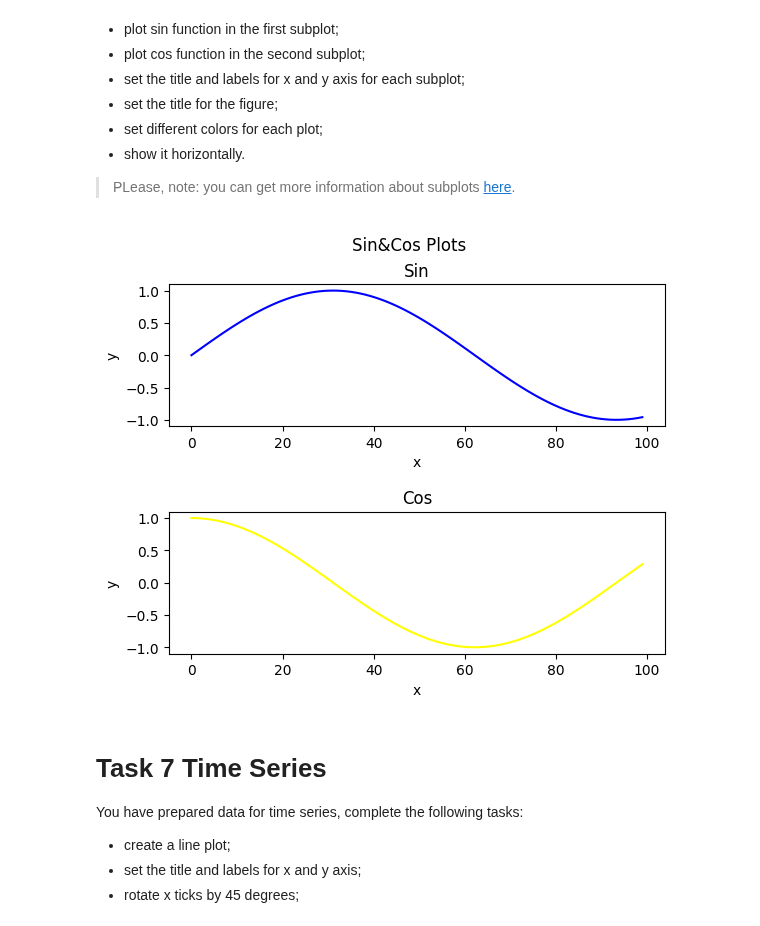
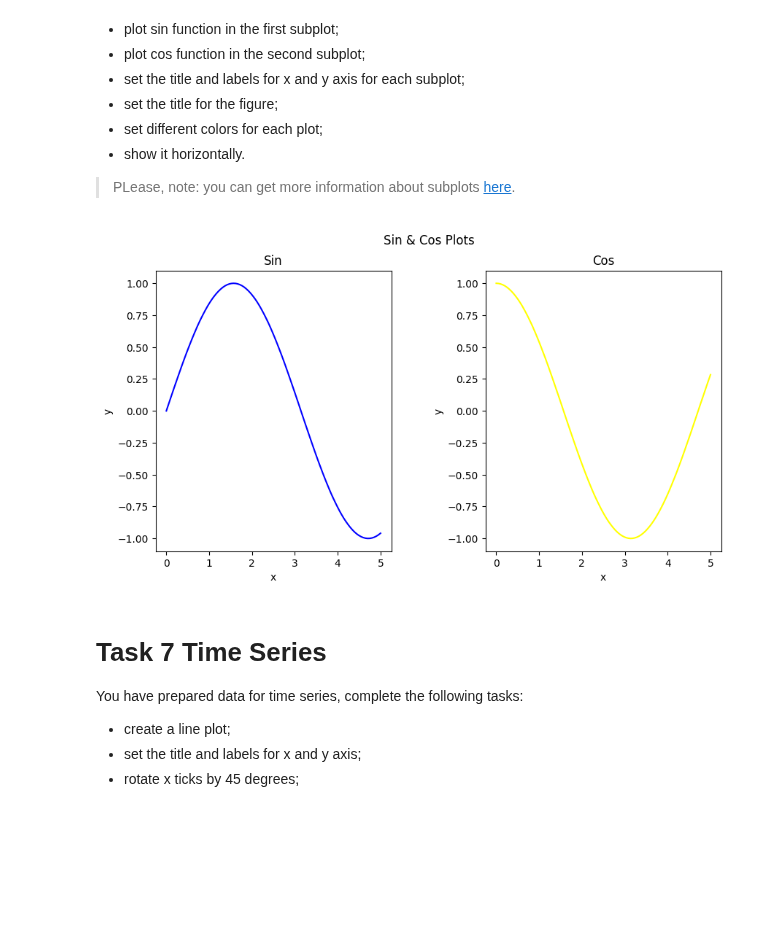
Before and after one commit to mate-academy/py-matplotlib, a Jupyter notebook: app/matplotlib.ipynb, the cells around one changed output. Cells and saved outputs as stored; diff of their text form; code cells hidden in the pictures; blank space fills up the shorter version.

```diff
--- a/app/matplotlib.ipynb
+++ b/app/matplotlib.ipynb
@@ -144,23 +144,27 @@ You have sin and cos functions, complete the following tasks:
 # %%
 x = np.linspace(0, 5, 100)
 y1 = np.sin(x)
 y2 = np.cos(x)
 
-fig, axs = plt.subplots(2)
-fig.suptitle('Sin&Cos Plots')
-axs[0].plot(y1, color="blue")
+fig, axs = plt.subplots(1, 2, figsize=(10, 5))  # 1 row, 2 columns
+
+axs[0].plot(x, y1, color="blue")
 axs[0].set_title("Sin")
 axs[0].set_xlabel("x")
 axs[0].set_ylabel("y")
 
-axs[1].plot(y2, color="yellow")
+axs[1].plot(x, y2, color="yellow")
 axs[1].set_title("Cos")
 axs[1].set_xlabel("x")
 axs[1].set_ylabel("y")
 
-plt.subplots_adjust(hspace=0.6)
+fig.suptitle("Sin & Cos Plots")
+
+plt.subplots_adjust(wspace=0.4)
+
+plt.show()
 # %% [output]
-[figure, old version]
+[figure, new version]
 # %% [markdown]
 # Task 7 Time Series
 
```
